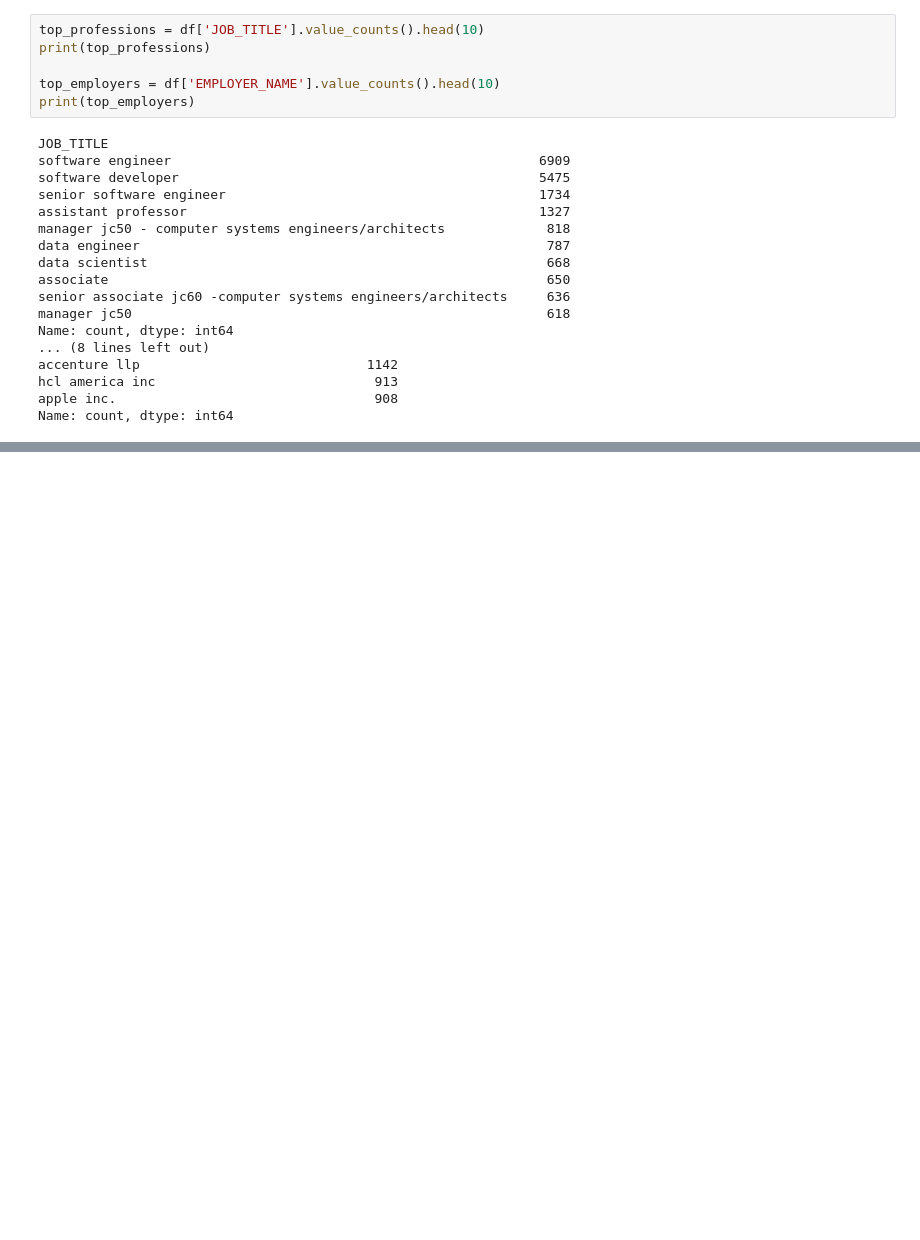
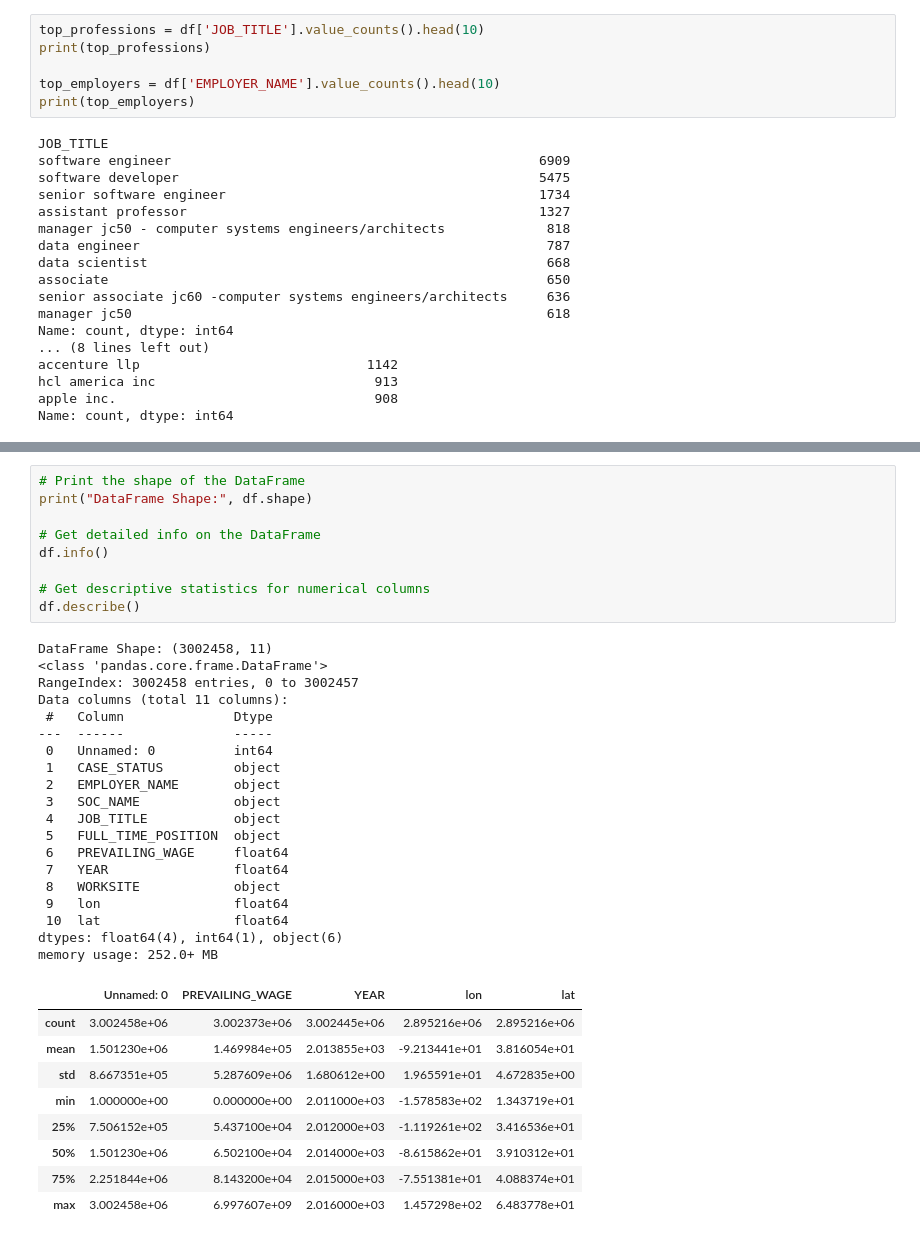
Before and after one commit to KartikThakkar1/Non-Immigrant-Visa-Analysis, a Jupyter notebook: h1b_curtis.ipynb, the cells around one changed output, grey strips where cells are left out. Saved outputs shown, nothing was run; the diff lists cells and outputs as text; blank space fills up the shorter version.

```diff
--- a/h1b_curtis.ipynb
+++ b/h1b_curtis.ipynb
@@ -184,0 +280,38 @@ plt.show()
+# %%
+# Print the shape of the DataFrame
+print("DataFrame Shape:", df.shape)
+
+# Get detailed info on the DataFrame
+df.info()
+
+# Get descriptive statistics for numerical columns
+df.describe()
+# %% [output]
+DataFrame Shape: (3002458, 11)
+<class 'pandas.core.frame.DataFrame'>
+RangeIndex: 3002458 entries, 0 to 3002457
+Data columns (total 11 columns):
+ #   Column              Dtype
+---  ------              -----
+ 0   Unnamed: 0          int64
+ 1   CASE_STATUS         object
+ 2   EMPLOYER_NAME       object
+ 3   SOC_NAME            object
+ 4   JOB_TITLE           object
+ 5   FULL_TIME_POSITION  object
+ 6   PREVAILING_WAGE     float64
+ 7   YEAR                float64
+ 8   WORKSITE            object
+ 9   lon                 float64
+ 10  lat                 float64
+dtypes: float64(4), int64(1), object(6)
+memory usage: 252.0+ MB
+|  | Unnamed: 0 | PREVAILING_WAGE | YEAR | lon | lat |
+| count | 3.002458e+06 | 3.002373e+06 | 3.002445e+06 | 2.895216e+06 | 2.895216e+06 |
+| mean | 1.501230e+06 | 1.469984e+05 | 2.013855e+03 | -9.213441e+01 | 3.816054e+01 |
+| std | 8.667351e+05 | 5.287609e+06 | 1.680612e+00 | 1.965591e+01 | 4.672835e+00 |
+| min | 1.000000e+00 | 0.000000e+00 | 2.011000e+03 | -1.578583e+02 | 1.343719e+01 |
+| 25% | 7.506152e+05 | 5.437100e+04 | 2.012000e+03 | -1.119261e+02 | 3.416536e+01 |
+| 50% | 1.501230e+06 | 6.502100e+04 | 2.014000e+03 | -8.615862e+01 | 3.910312e+01 |
+| 75% | 2.251844e+06 | 8.143200e+04 | 2.015000e+03 | -7.551381e+01 | 4.088374e+01 |
+| max | 3.002458e+06 | 6.997607e+09 | 2.016000e+03 | 1.457298e+02 | 6.483778e+01 |
```
Also changed, not shown: parts of 7 cells of this notebook, 5 other files.
